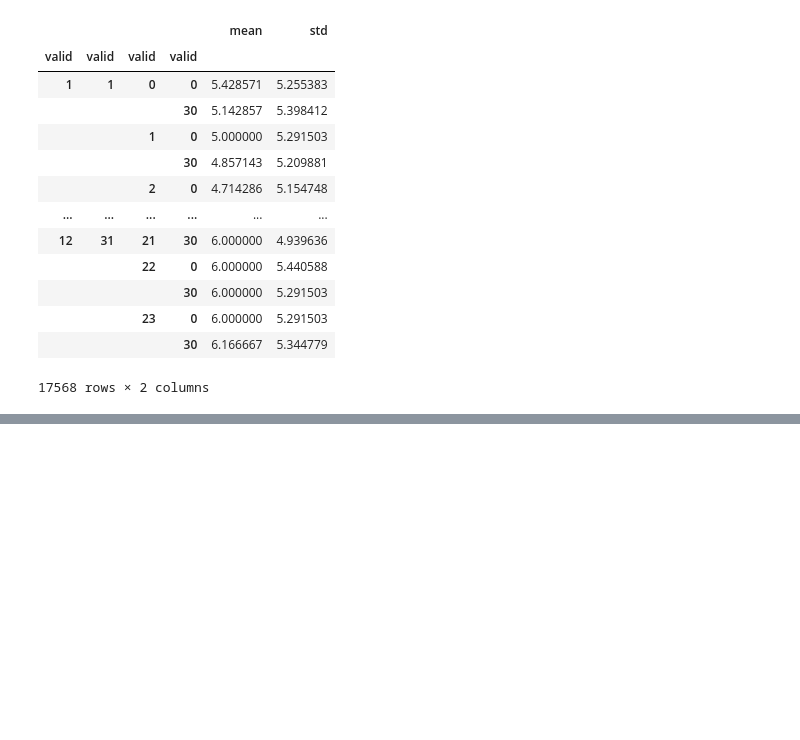
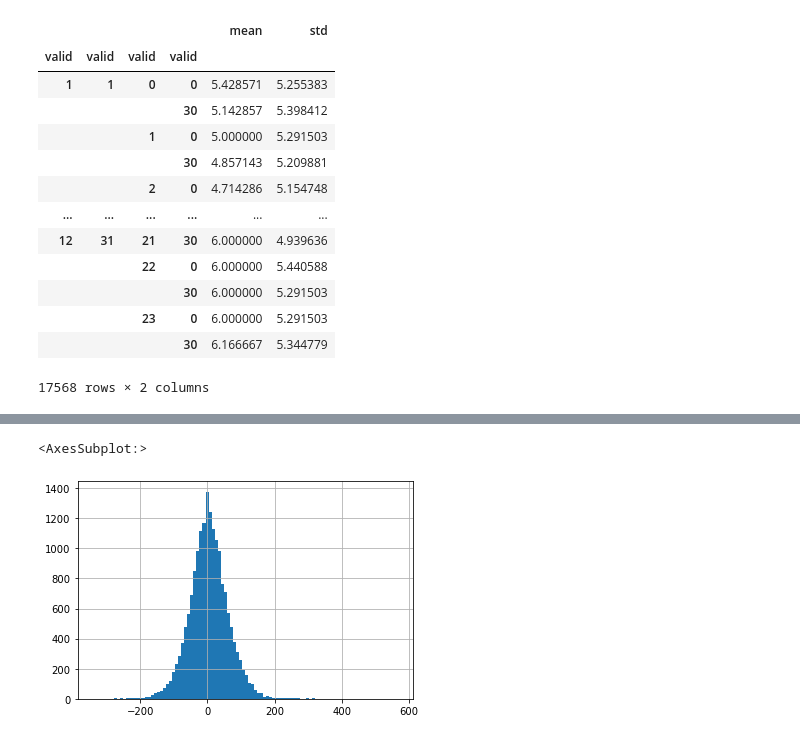
Before and after one commit to camilo-s/Aufgabe, a Jupyter notebook: aufgabe_draft.ipynb, the cells around one changed output, grey strips where cells are left out. Saved outputs shown, nothing was run; the diff lists cells and outputs as text; code cells hidden in the pictures; blank space fills up the shorter version.

```diff
--- a/aufgabe_draft.ipynb
+++ b/aufgabe_draft.ipynb
@@ -451,0 +668,5 @@ paris_temp_avg.loc[~((paris_temp_avg.index.get_level_values(0)==2) & (paris_temp
+# %%
+dev_2017_half['quantity'].hist(bins=100)
+# %% [output]
+<AxesSubplot:>
+[figure, added]
```
Also changed, not shown: parts of 31 cells of this notebook.
